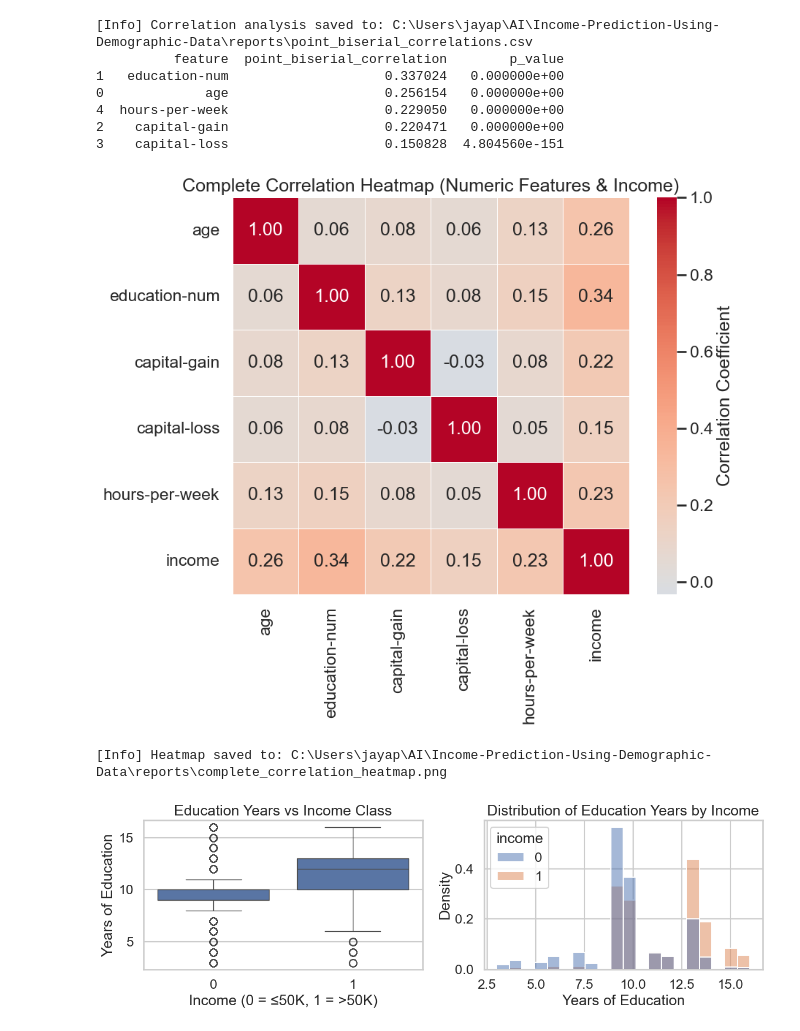
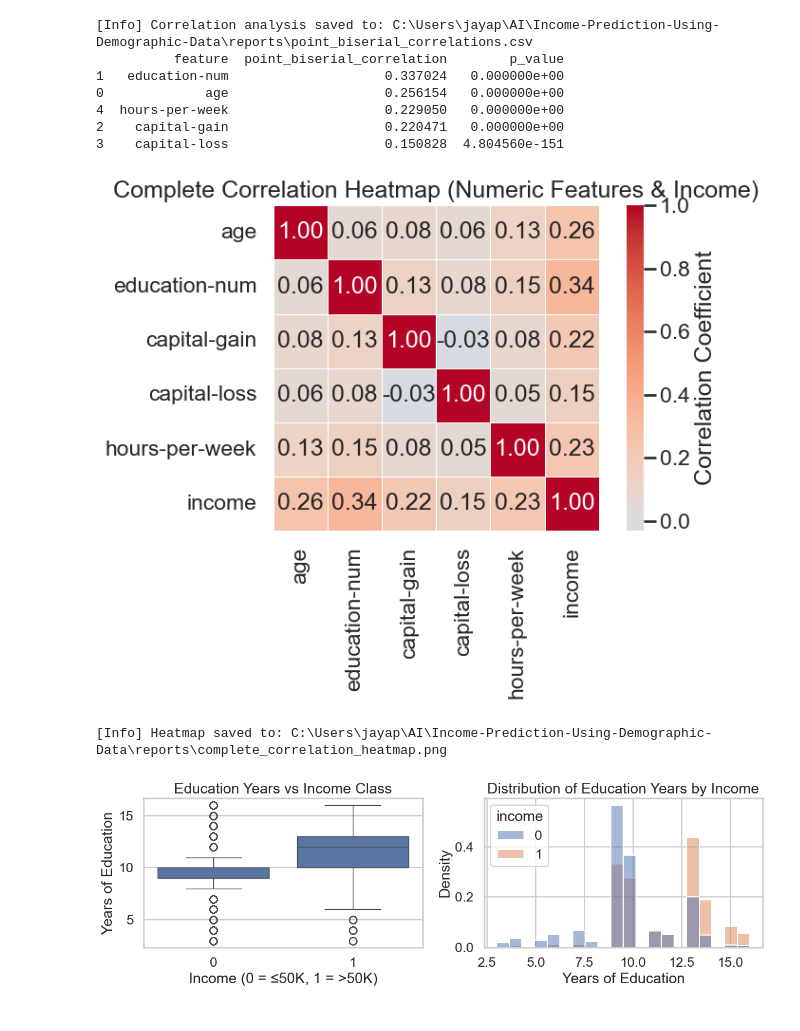
Before and after one commit to jayprakashdas5763/Income-Prediction-Using-Demographic-Data, a Jupyter notebook: Income-Prediction-Using-Demographic-Data/capstone_project.ipynb, the cells around one changed output. Cells and saved outputs as stored; diff of their text form; code cells hidden in the pictures.

```diff
--- a/Income-Prediction-Using-Demographic-Data/capstone_project.ipynb
+++ b/Income-Prediction-Using-Demographic-Data/capstone_project.ipynb
@@ -307,35 +307,35 @@ numeric_cols = [
     "education-num",
     "capital-gain",
     "capital-loss",
     "hours-per-week",
     "income"   # binary target (0/1)
 ]
 corr_matrix = df_clean[numeric_cols].corr(method="pearson")
 import matplotlib.pyplot as plt
 import seaborn as sns
 
-plt.figure(figsize=(10, 8))
+plt.figure(figsize=(8, 6))
 
 sns.heatmap(
     corr_matrix,
     annot=True,
     fmt=".2f",
     cmap="coolwarm",
     center=0,
     square=True,
     linewidths=0.5,
     cbar_kws={"label": "Correlation Coefficient"}
 )
 
 plt.title("Complete Correlation Heatmap (Numeric Features & Income)")
 plt.tight_layout()
 heatmap_path = REPORTS / "complete_correlation_heatmap.png"
 plt.savefig(heatmap_path, dpi=300, bbox_inches="tight")
 plt.show()
 
 print("[Info] Heatmap saved to:", heatmap_path)
 # %% [output]
-[figure, old version]
+[figure, new version]
 [Info] Heatmap saved to: C:\Users\jayap\AI\Income-Prediction-Using-Demographic-Data\reports\complete_correlation_heatmap.png
 # %%
 # Education Years vs Income
```
Also changed, not shown: parts of 1 cell of this notebook, 1 other file.
